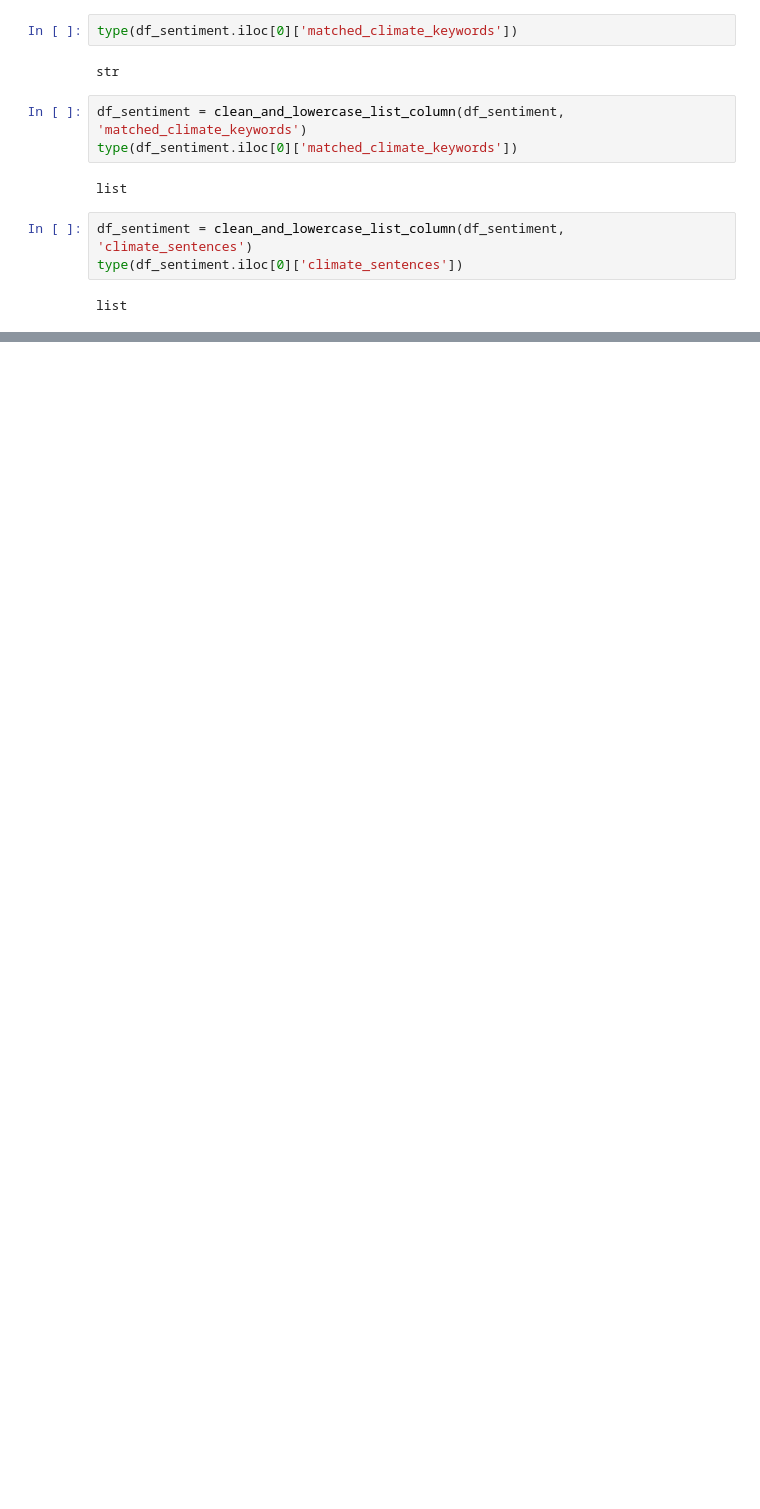
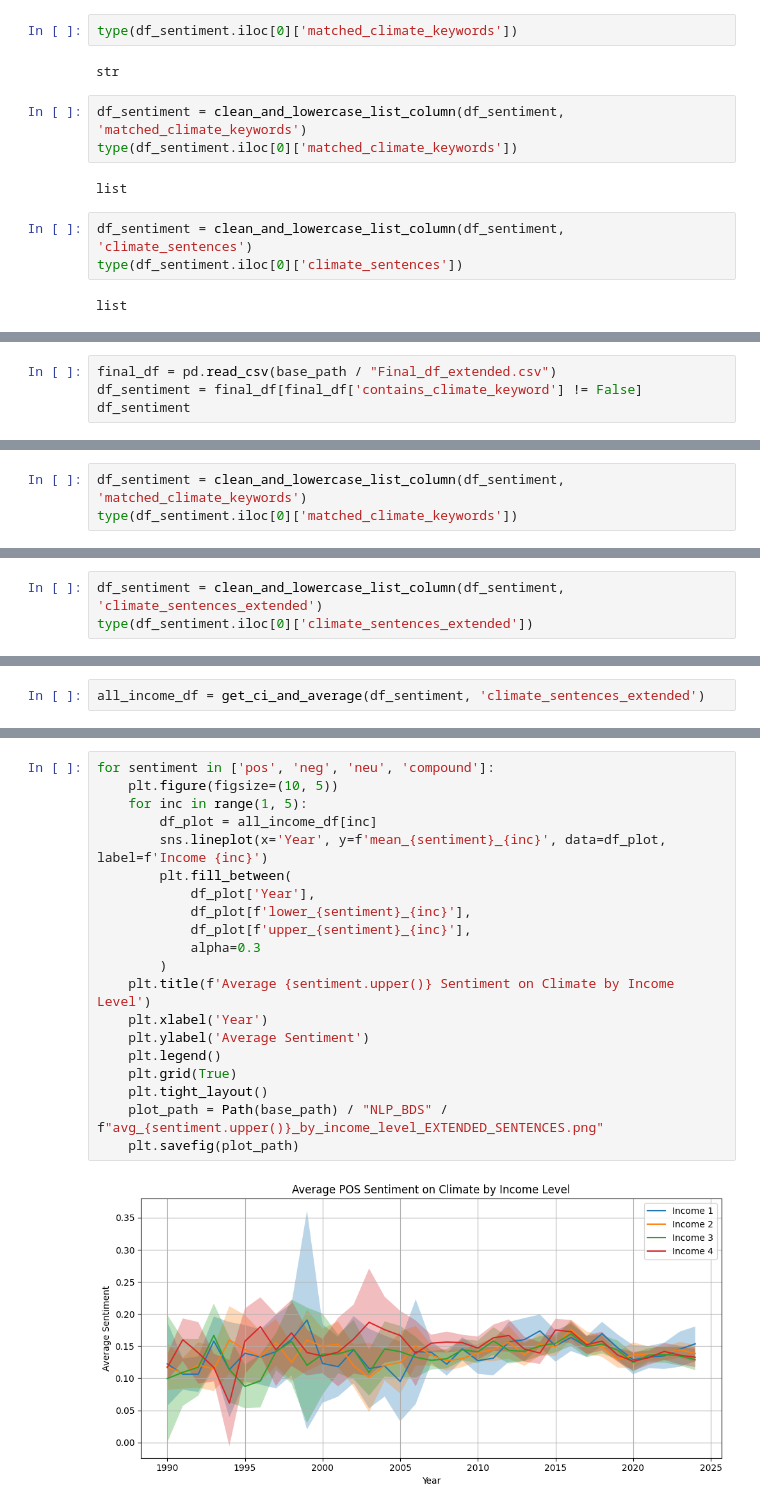
Before and after one commit to AlvaroMillanRuiz/NLP_BDS, a Jupyter notebook: 6. Preprocessing sentiment analysis and embeddings.ipynb, the cells around one changed output, grey strips where cells are left out. Cells and saved outputs as stored; diff of their text form; blank space fills up the shorter version.

```diff
--- a/6. Preprocessing sentiment analysis and embeddings.ipynb
+++ b/6. Preprocessing sentiment analysis and embeddings.ipynb
@@ -503,0 +408,4 @@ df_sentiment_1.to_csv(base_path_alvaro / "Final_df_extended.csv", index=False, e
+# %%
+final_df = pd.read_csv(base_path / "Final_df_extended.csv")
+df_sentiment = final_df[final_df['contains_climate_keyword'] != False]
+df_sentiment
@@ -503,0 +434,3 @@ df_sentiment_1.to_csv(base_path_alvaro / "Final_df_extended.csv", index=False, e
+# %%
+df_sentiment = clean_and_lowercase_list_column(df_sentiment, 'matched_climate_keywords')
+type(df_sentiment.iloc[0]['matched_climate_keywords'])
@@ -503,0 +439,3 @@ df_sentiment_1.to_csv(base_path_alvaro / "Final_df_extended.csv", index=False, e
+# %%
+df_sentiment = clean_and_lowercase_list_column(df_sentiment, 'climate_sentences_extended')
+type(df_sentiment.iloc[0]['climate_sentences_extended'])
@@ -503,0 +444,2 @@ df_sentiment_1.to_csv(base_path_alvaro / "Final_df_extended.csv", index=False, e
+# %%
+all_income_df = get_ci_and_average(df_sentiment, 'climate_sentences_extended')
@@ -503,0 +479,22 @@ df_sentiment_1.to_csv(base_path_alvaro / "Final_df_extended.csv", index=False, e
+# %%
+for sentiment in ['pos', 'neg', 'neu', 'compound']:
+    plt.figure(figsize=(10, 5))
+    for inc in range(1, 5):
+        df_plot = all_income_df[inc]
+        sns.lineplot(x='Year', y=f'mean_{sentiment}_{inc}', data=df_plot, label=f'Income {inc}')
+        plt.fill_between(
+            df_plot['Year'],
+            df_plot[f'lower_{sentiment}_{inc}'],
+            df_plot[f'upper_{sentiment}_{inc}'],
+            alpha=0.3
+        )
+    plt.title(f'Average {sentiment.upper()} Sentiment on Climate by Income Level')
+    plt.xlabel('Year')
+    plt.ylabel('Average Sentiment')
+    plt.legend()
+    plt.grid(True)
+    plt.tight_layout()
+    plot_path = Path(base_path) / "NLP_BDS" / f"avg_{sentiment.upper()}_by_income_level_EXTENDED_SENTENCES.png"
+    plt.savefig(plot_path)
+# %% [output]
+[figure, added]
```
Also changed, not shown: parts of 22 cells of this notebook, 18 other files.
